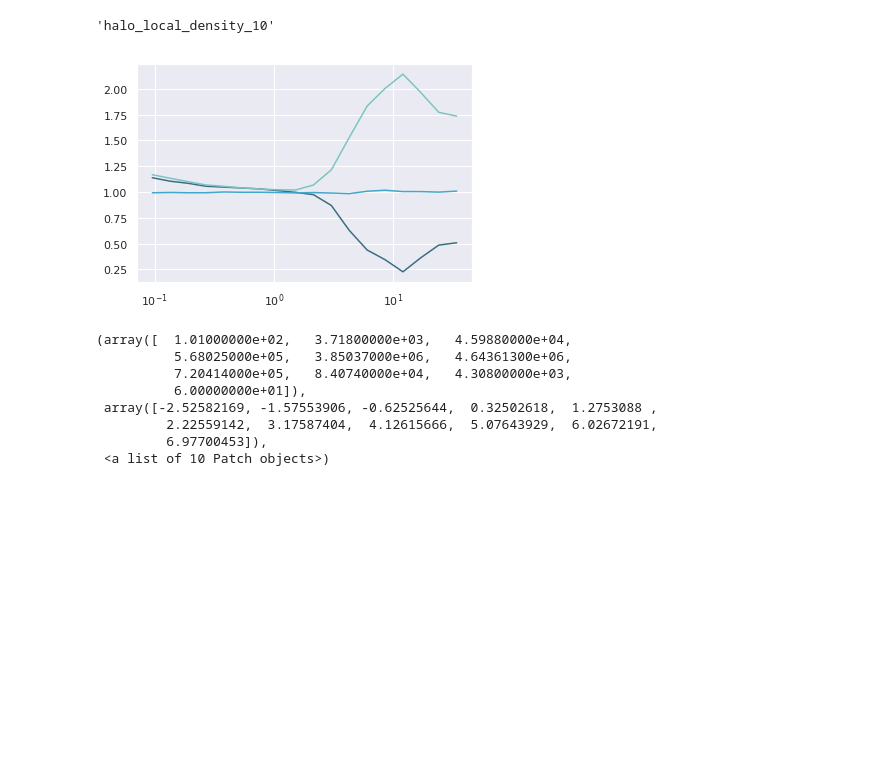
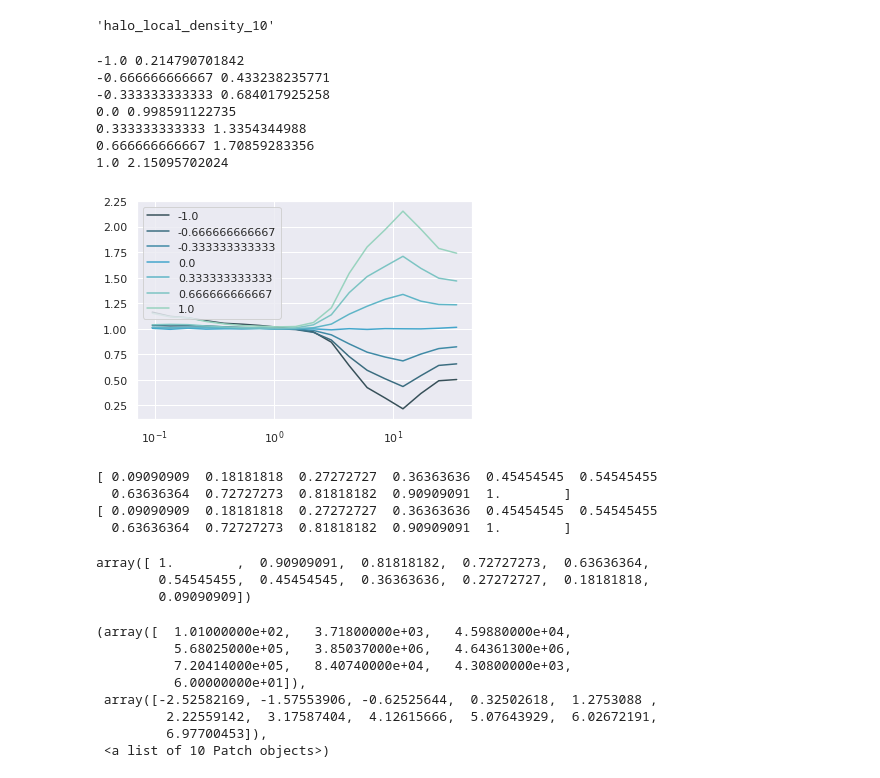
Before and after one commit to mclaughlin6464/pearce, a Jupyter notebook: notebooks/Test Assembias Training.ipynb, the cells around one changed output. Saved outputs shown, nothing was run; the diff lists cells and outputs as text; code cells hidden in the pictures; blank space fills up the shorter version.

```diff
--- a/notebooks/Test Assembias Training.ipynb
+++ b/notebooks/Test Assembias Training.ipynb
@@ -92,27 +92,35 @@ cat.populate(default_params)
 default_y= cat.calc_xi(r_bins)
 #default_y/=N
 # %%
-N = 3
+N = 7
 cmap = sns.color_palette("GnBu_d", N)
 # %%
 pname = 'mean_occupation_centrals_assembias_corr1'
 l, h = -1.0, 1.0
 #l, h = 0.0, 1.0
 
 d = default_params.copy()
 for v, c in zip(np.linspace(l,h,N), cmap):
     d[pname] = v
     #y = np.zeros((18,))
     #for i in xrange(N):
        # print i,
     cat.populate(d)
     y= cat.calc_xi(r_bins)
+    print v, (y/default_y)[14]
     #y/=N
     plt.plot(rbc, y/default_y, label = v, c = c)
 
 plt.xscale('log')
 #plt.loglog()
-#plt.legend(loc = 'best')
+plt.legend(loc = 'best')
 plt.show();
 # %% [output]
+-1.0 0.214790701842
+-0.666666666667 0.433238235771
+-0.333333333333 0.684017925258
+0.0 0.998591122735
+0.333333333333 1.3354344988
+0.666666666667 1.70859283356
+1.0 2.15095702024
-[figure, old version]
+[figure, new version]
@@ -119,3 +133,17 @@ plt.show();
+# %%
+print x
+print noisy_percentile(x, -1)
+# %% [output]
+[ 0.09090909  0.18181818  0.27272727  0.36363636  0.45454545  0.54545455
+  0.63636364  0.72727273  0.81818182  0.90909091  1.        ]
+[ 0.09090909  0.18181818  0.27272727  0.36363636  0.45454545  0.54545455
+  0.63636364  0.72727273  0.81818182  0.90909091  1.        ]
+# %%
+x[::-1]
+# %% [output]
+array([ 1.        ,  0.90909091,  0.81818182,  0.72727273,  0.63636364,
+        0.54545455,  0.45454545,  0.36363636,  0.27272727,  0.18181818,
+        0.09090909])
 # %%
 plt.hist(np.log(cat.halocat.halo_table['halo_nfw_conc'][np.isfinite(cat.halocat.halo_table['halo_nfw_conc'])] ))
 # %% [output]
```
Also changed, not shown: parts of 2 cells of this notebook, 1 other file.
